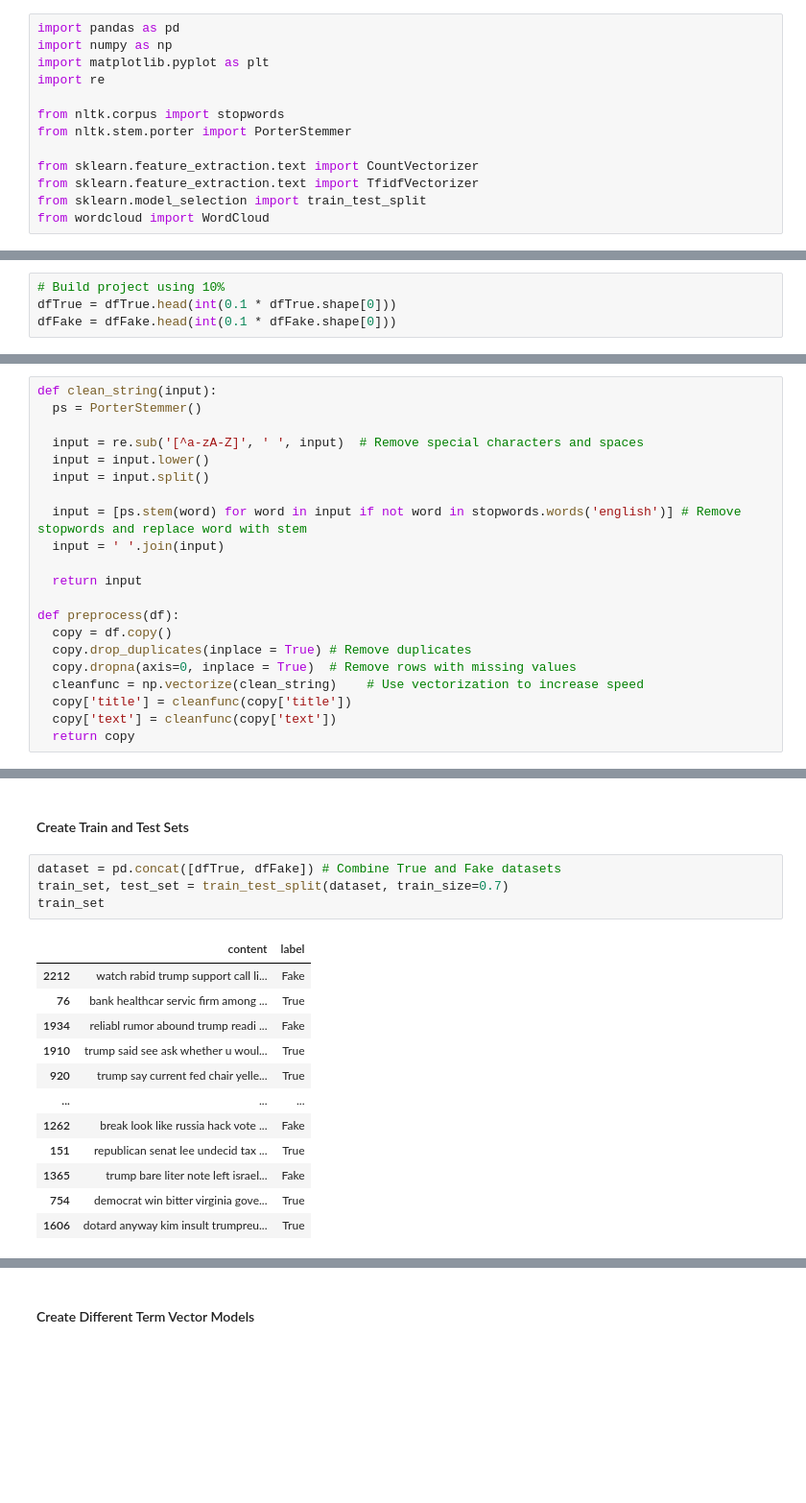
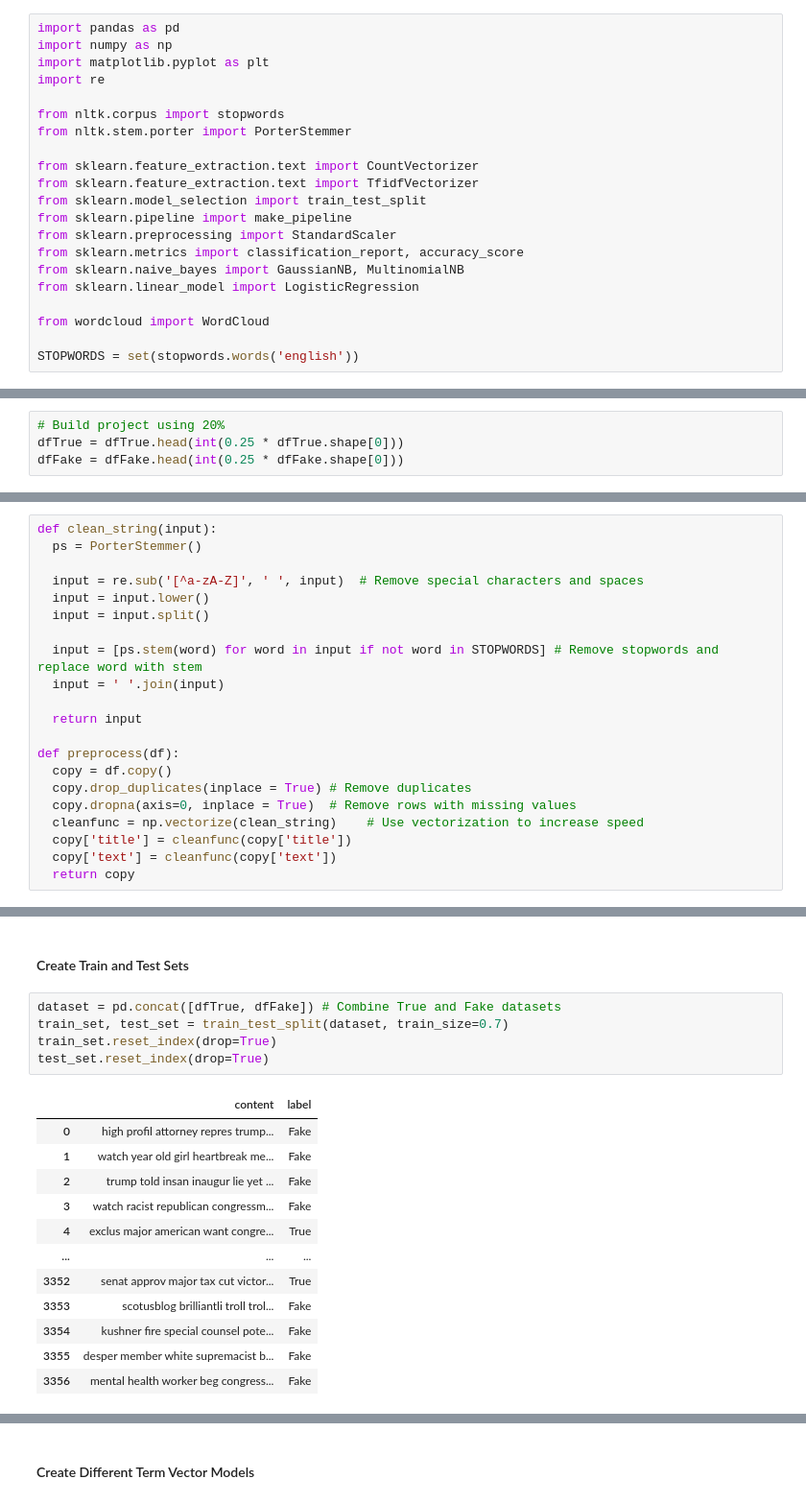
Before and after one commit to PJO017/Fake-News-Detection-Project, a Jupyter notebook: Source/Fake News Detection.ipynb, the cells around one changed output, grey strips where cells are left out. Shown at 96% size. Cells and saved outputs as stored; diff of their text form; blank space fills up the shorter version.

```diff
--- a/Source/Fake News Detection.ipynb
+++ b/Source/Fake News Detection.ipynb
@@ -10,7 +10,15 @@ from nltk.stem.porter import PorterStemmer
 from sklearn.feature_extraction.text import CountVectorizer
 from sklearn.feature_extraction.text import TfidfVectorizer
 from sklearn.model_selection import train_test_split
+from sklearn.pipeline import make_pipeline
+from sklearn.preprocessing import StandardScaler
+from sklearn.metrics import classification_report, accuracy_score
+from sklearn.naive_bayes import GaussianNB, MultinomialNB
+from sklearn.linear_model import LogisticRegression
+
 from wordcloud import WordCloud
+
+STOPWORDS = set(stopwords.words('english'))
 # %% [markdown]
 ### Data Preprocessing
 Integrating datasets into two data frames, True and False
@@ -94,9 +102,9 @@ Quality Report Fake Dataset
 | 1 | text | 23481 | 0.0 | 17455 | null | 769 | 1.198081 |  |
 | 2 | label | 23481 | 0.0 | 1 | Fake | 39644 | 61.720015 |  |
 # %%
-# Build project using 10%
-dfTrue = dfTrue.head(int(0.1 * dfTrue.shape[0]))
-dfFake = dfFake.head(int(0.1 * dfFake.shape[0]))
+# Build project using 20%
+dfTrue = dfTrue.head(int(0.25 * dfTrue.shape[0]))
+dfFake = dfFake.head(int(0.25 * dfFake.shape[0]))
 # %% [markdown]
 ### Data Cleaning
 Removing stopwords, punctuation, and whitespace characters and Stemming
@@ -108,7 +116,7 @@ def clean_string(input):
   input = input.lower()
   input = input.split()
 
-  input = [ps.stem(word) for word in input if not word in stopwords.words('english')] # Remove stopwords and replace word with stem
+  input = [ps.stem(word) for word in input if not word in STOPWORDS] # Remove stopwords and replace word with stem
   input = ' '.join(input)
 
   return input
@@ -300,17 +308,18 @@ dfTrue = combine_text_title(dfTrue, 'True')
 # %%
 dataset = pd.concat([dfTrue, dfFake]) # Combine True and Fake datasets
 train_set, test_set = train_test_split(dataset, train_size=0.7)
-train_set
+train_set.reset_index(drop=True)
+test_set.reset_index(drop=True)
 # %% [output]
 |  | content | label |
-| 2212 | watch rabid trump support call li... | Fake |
-| 76 | bank healthcar servic firm among ... | True |
-| 1934 | reliabl rumor abound trump readi ... | Fake |
-| 1910 | trump said see ask whether u woul... | True |
-| 920 | trump say current fed chair yelle... | True |
+| 0 | high profil attorney repres trump... | Fake |
+| 1 | watch year old girl heartbreak me... | Fake |
+| 2 | trump told insan inaugur lie yet ... | Fake |
+| 3 | watch racist republican congressm... | Fake |
+| 4 | exclus major american want congre... | True |
 | ... | ... | ... |
-| 1262 | break look like russia hack vote ... | Fake |
-| 151 | republican senat lee undecid tax ... | True |
-| 1365 | trump bare liter note left israel... | Fake |
-| 754 | democrat win bitter virginia gove... | True |
-| 1606 | dotard anyway kim insult trumpreu... | True |
+| 3352 | senat approv major tax cut victor... | True |
+| 3353 | scotusblog brilliantli troll trol... | Fake |
+| 3354 | kushner fire special counsel pote... | Fake |
+| 3355 | desper member white supremacist b... | Fake |
+| 3356 | mental health worker beg congress... | Fake |
```
Also changed, not shown: parts of 12 cells of this notebook.
